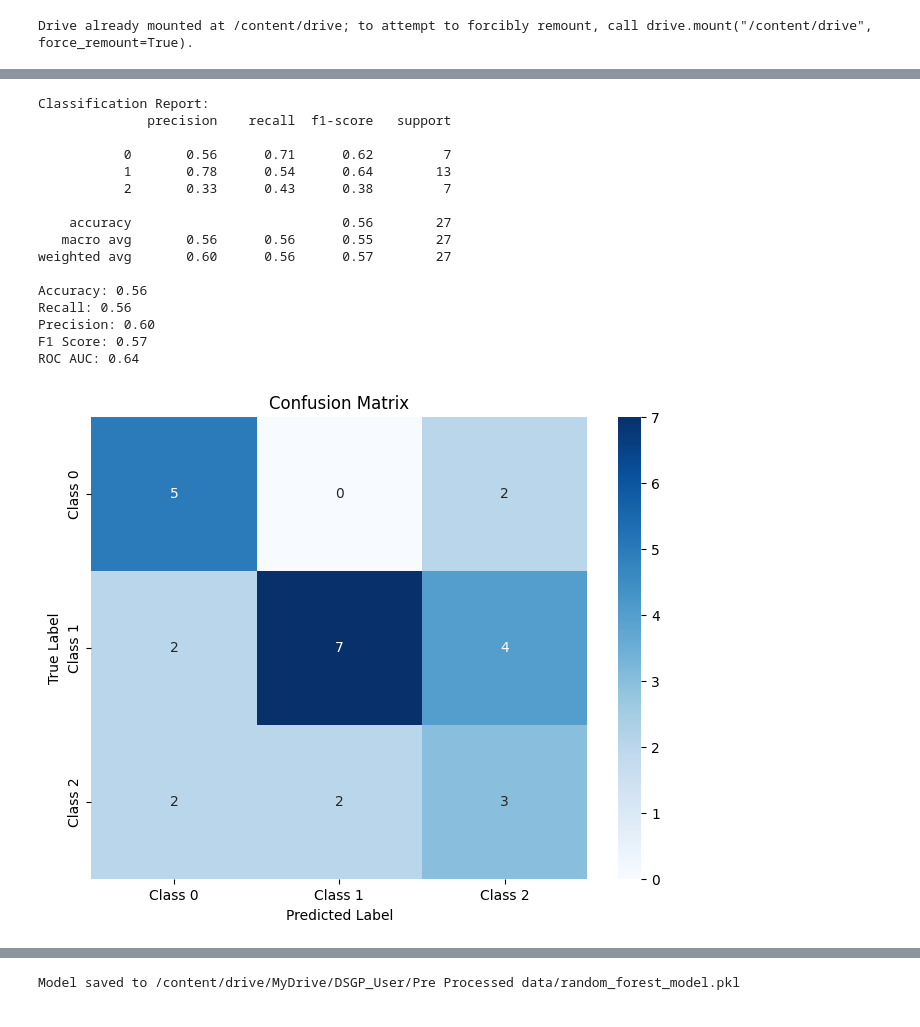
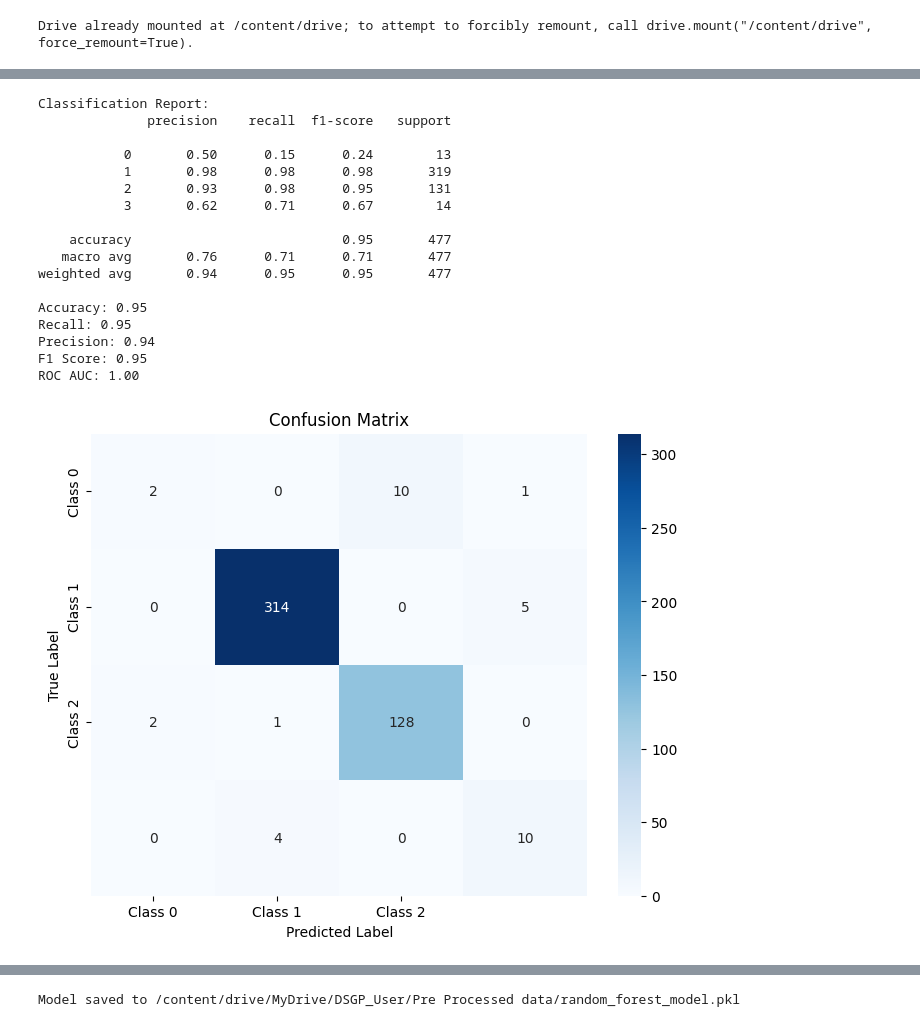
Before and after one commit to ShabnaIlmi/Data-Science-Group-Project, a Jupyter notebook: model__selection.ipynb, the cells around one changed output, grey strips where cells are left out. Saved outputs shown, nothing was run; the diff lists cells and outputs as text; code cells hidden in the pictures.

Commit message:
Update Model Selection

```diff
--- a/model__selection.ipynb
+++ b/model__selection.ipynb
@@ -56,34 +38,26 @@ Dataset 2:
 # %%
 # Prepare data (assuming 'Risk Level' is the target variable)
-# For dataset 1
-X1 = data1.drop('Risk Level', axis=1)  # Features
-y1 = data1['Risk Level']  # Target
+# For dataset
+X = data1.drop('Risk Level', axis=1)  # Features
+y = data1['Risk Level']  # Target
 
-# For dataset 2 (dropping 'Product code' as it's not needed for modeling)
-X3 = data3.drop(['Risk Level', 'Product code'], axis=1)  # Features
-y3 = data3['Risk Level']  # Target
+# Preprocess 'Transaction Date' - important for numerical models
+if 'Transaction Date' in X.columns:
+    X['Transaction Date'] = pd.to_datetime(X['Transaction Date'], errors='coerce')  # Handle potential parsing issues
+    X['Transaction Date'] = X['Transaction Date'].astype(int) / 10**9  # Convert to seconds since epoch
+else:
+    print("Warning: 'Transaction Date' column not found in the data.")
 
-# For dataset 3 - Convert 'Transaction Date' to numeric (e.g., timestamp)
-data2['Transaction Date'] = pd.to_datetime(data2['Transaction Date'])
-data2['Transaction Date'] = data2['Transaction Date'].astype(int) / 10**9  # Convert to seconds since epoch
-
-# For dataset 3 (assuming it has a similar structure)
-X2 = data2.drop('Risk Level', axis=1)  # Features
-y2 = data2['Risk Level']  # Target
-
-# Combine datasets
-X_combined = pd.concat([X1, X2, X3], ignore_index=True)
-y_combined = pd.concat([y1, y2, y3], ignore_index=True)
 
 # Handle missing values using SimpleImputer
-imputer = SimpleImputer(strategy='mean')
-X_combined_imputed = imputer.fit_transform(X_combined)
+imputer = SimpleImputer(strategy='mean')  # Use 'mean' or other appropriate strategy
+X_imputed = imputer.fit_transform(X)
 
 # Convert back to DataFrame to retain feature names
-X_combined_imputed_df = pd.DataFrame(X_combined_imputed, columns=X_combined.columns)
+X_imputed_df = pd.DataFrame(X_imputed, columns=X.columns)
 
-# Split the combined dataset into training and testing sets
-X_train, X_test, y_train, y_test = train_test_split(X_combined, y_combined, test_size=0.3, random_state=42)
+# Split the data into training and testing sets
+X_train, X_test, y_train, y_test = train_test_split(X_imputed_df, y, test_size=0.3, random_state=42)
 # %%
 # Random Forest
 
@@ -109,43 +83,44 @@ roc_auc = roc_auc_score(y_test, rf_model.predict_proba(X_test), multi_class='ovr
 print(f'Accuracy: {accuracy:.2f}')
 print(f'Recall: {recall:.2f}')
 print(f'Precision: {precision:.2f}')
 print(f'F1 Score: {f1:.2f}')
 print(f'ROC AUC: {roc_auc:.2f}')
 
 # Confusion Matrix Visualization
 conf_matrix = confusion_matrix(y_test, y_pred)
 plt.figure(figsize=(8, 6))
 sns.heatmap(conf_matrix, annot=True, fmt='d', cmap='Blues', xticklabels=['Class 0', 'Class 1', 'Class 2'], yticklabels=['Class 0', 'Class 1', 'Class 2'])
 plt.title('Confusion Matrix')
 plt.xlabel('Predicted Label')
 plt.ylabel('True Label')
 plt.show()
 
 # Feature Importance Visualization
 feature_importances = rf_model.feature_importances_
-features = X_combined.columns
+features = X_imputed_df.columns
 
 plt.figure(figsize=(10, 6))
 sns.barplot(x=feature_importances, y=features)
 plt.title('Feature Importance')
 plt.xlabel('Importance Score')
 plt.ylabel('Features')
 plt.show()
 # %% [output]
 Classification Report:
               precision    recall  f1-score   support
 
-           0       0.56      0.71      0.62         7
-           1       0.78      0.54      0.64        13
-           2       0.33      0.43      0.38         7
+           0       0.50      0.15      0.24        13
+           1       0.98      0.98      0.98       319
+           2       0.93      0.98      0.95       131
+           3       0.62      0.71      0.67        14
 
-    accuracy                           0.56        27
-   macro avg       0.56      0.56      0.55        27
-weighted avg       0.60      0.56      0.57        27
+    accuracy                           0.95       477
+   macro avg       0.76      0.71      0.71       477
+weighted avg       0.94      0.95      0.95       477
 
-Accuracy: 0.56
-Recall: 0.56
-Precision: 0.60
-F1 Score: 0.57
-ROC AUC: 0.64
+Accuracy: 0.95
+Recall: 0.95
+Precision: 0.94
+F1 Score: 0.95
+ROC AUC: 1.00
-[figure, old version]
+[figure, new version]
```
Also changed, not shown: parts of 6 cells of this notebook.
